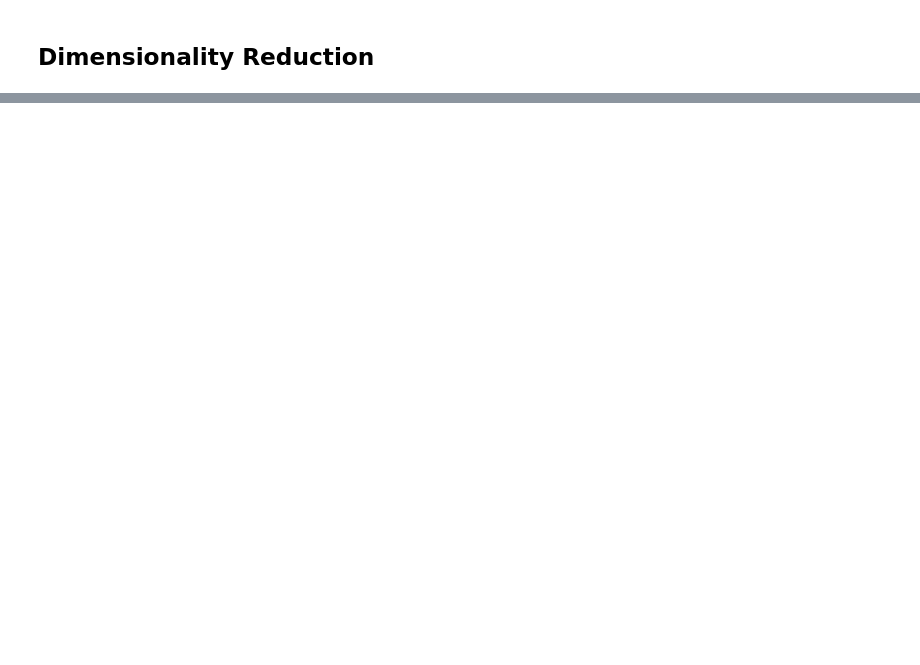
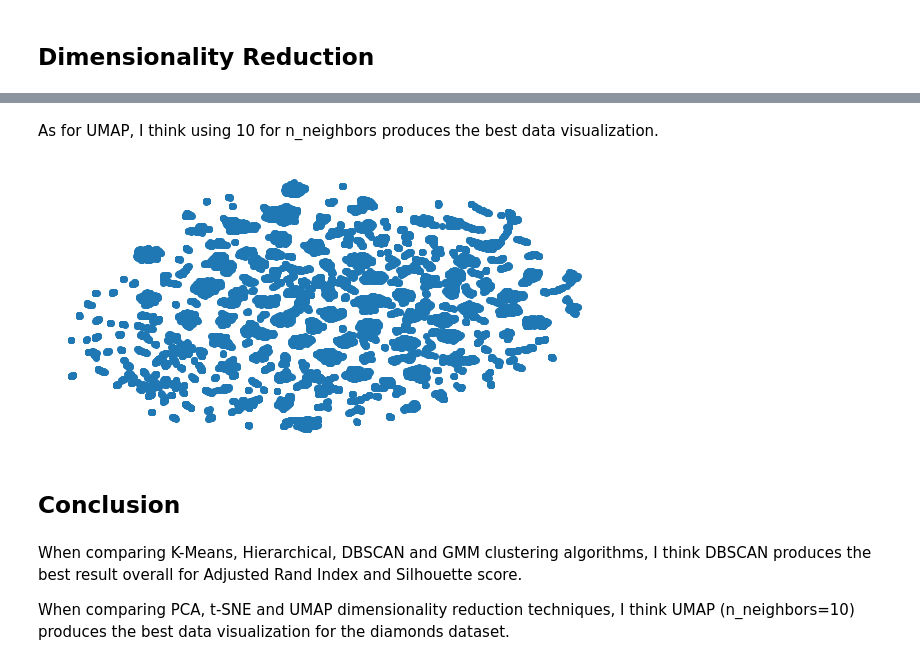
Before and after one commit to BenGriffith/data-science, a Jupyter notebook: exercises/unsupervised-learning-challenge.ipynb, the cells around one changed output, grey strips where cells are left out. Cells and saved outputs as stored; diff of their text form; code cells hidden in the pictures; blank space fills up the shorter version.

```diff
--- a/exercises/unsupervised-learning-challenge.ipynb
+++ b/exercises/unsupervised-learning-challenge.ipynb
@@ -79,0 +633,23 @@ X_std = scaler.fit_transform(X)
+# %% [markdown]
+As for UMAP, I think using 10 for n_neighbors produces the best data visualization.
+# %%
+# Define UMAP
+umap_results = umap.UMAP(n_neighbors=10,
+                         min_dist=0.3,
+                         metric='correlation').fit_transform(X_std)
+
+# Plot visual
+plt.figure(figsize=(10,5))
+plt.scatter(umap_results[:, 0], umap_results[:, 1])
+plt.xticks([])
+plt.yticks([])
+plt.axis('off')
+plt.show()
+# %% [output]
+[figure, added]
+# %% [markdown]
+## Conclusion
+# %% [markdown]
+When comparing K-Means, Hierarchical, DBSCAN and GMM clustering algorithms, I think DBSCAN produces the best result overall for Adjusted Rand Index and Silhouette score.
+
+When comparing PCA, t-SNE and UMAP dimensionality reduction techniques, I think UMAP (n_neighbors=10) produces the best data visualization for the diamonds dataset.
```
Also changed, not shown: parts of 48 cells of this notebook.
